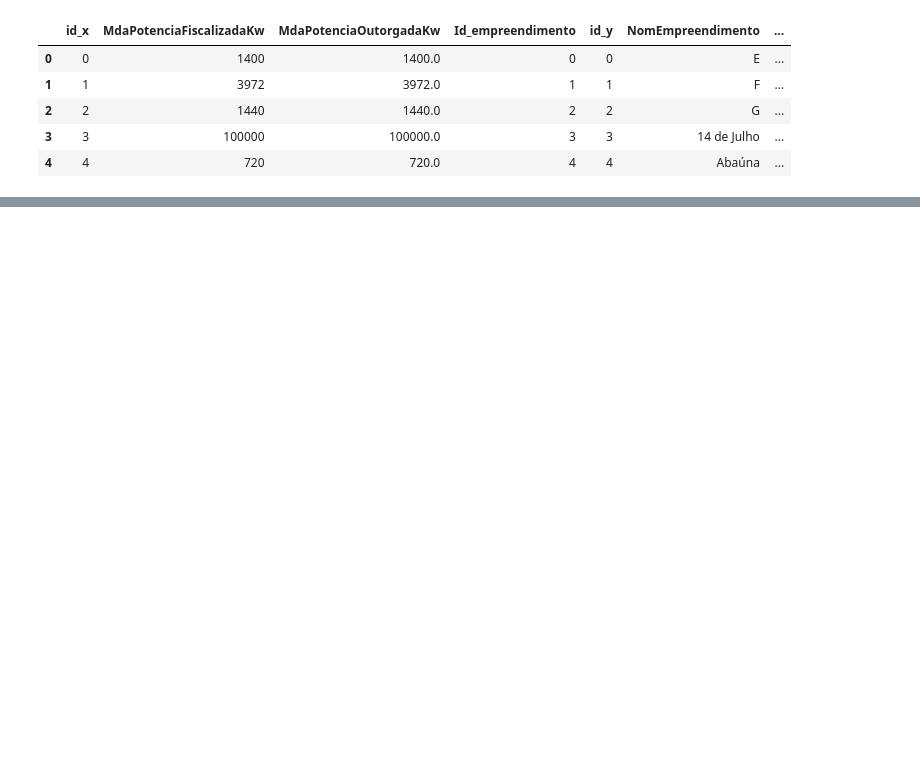
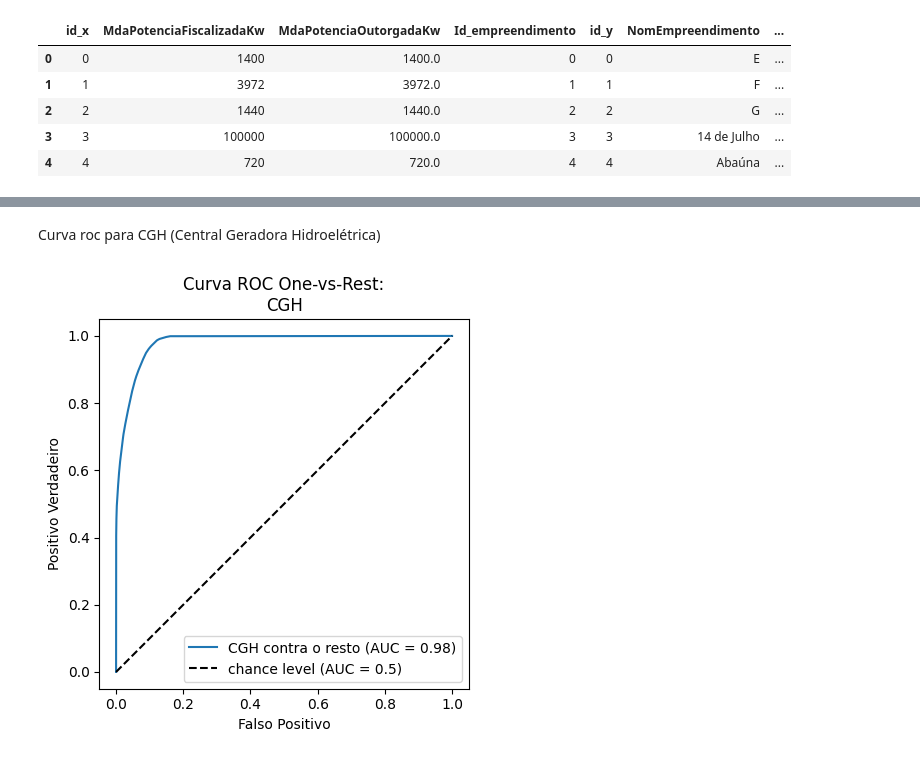
Before and after one commit to TiagoRCunha/pi-03-relacao-energia-condicao-climatica, a Jupyter notebook: machinelearning.ipynb, the cells around one changed output, grey strips where cells are left out. Drawn from its saved outputs; the diff is of its cells as text; code cells hidden in the pictures; blank space fills up the shorter version.

```diff
--- a/machinelearning.ipynb
+++ b/machinelearning.ipynb
@@ -186,0 +181,13 @@ Precisão: 0.9863781539092273
+# %%
+# Codificação one-hot dos rótulos verdadeiros
+label_binarizer = LabelBinarizer()
+label_binarizer.fit(y_train)
+y_true_encoded = label_binarizer.transform(y_test)
+
+print("Rótulos verdadeiros:")
+print(y_test)
+
+print("\nRótulos verdadeiros codificados:")
+print(y_true_encoded)
+
+label_binarizer.transform(["UFV"])
@@ -186,0 +213,21 @@ Precisão: 0.9863781539092273
+# %% [markdown]
+Curva roc para CGH (Central Geradora Hidroelétrica)
+# %%
+class_of_interest = "CGH"
+class_id = np.flatnonzero(label_binarizer.classes_ == class_of_interest)[0]
+
+RocCurveDisplay.from_predictions(
+    y_true_encoded[:, class_id],
+    dtc_fit.predict_proba(X_test)[:, class_id],
+    name=f"{class_of_interest} contra o resto",
+    # color="darkorange",
+)
+plt.plot([0, 1], [0, 1], "k--", label="chance level (AUC = 0.5)")
+plt.axis("square")
+plt.xlabel("Falso Positivo")
+plt.ylabel("Positivo Verdadeiro")
+plt.title("Curva ROC One-vs-Rest:\nCGH")
+plt.legend()
+plt.show()
+# %% [output]
+[figure, added]
```
Also changed, not shown: parts of 34 cells of this notebook, 4 other files.
